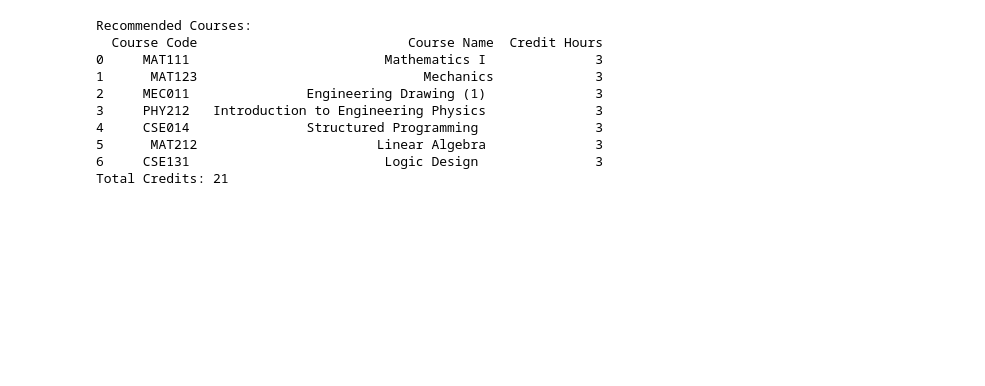
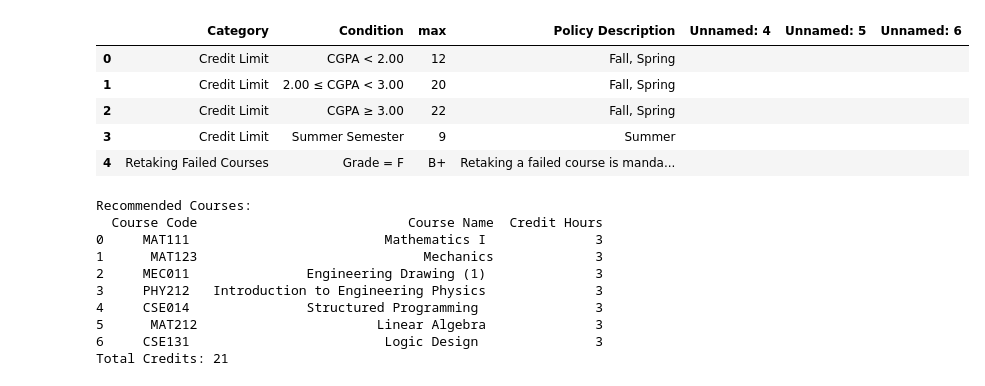
Before and after one commit to alaaelddin11/AIU-KBS-Advising, a Jupyter notebook: Inference_engine_KBS.ipynb, the cells around one changed output. Cells and saved outputs as stored; diff of their text form; code cells hidden in the pictures; blank space fills up the shorter version.

```diff
--- a/Inference_engine_KBS.ipynb
+++ b/Inference_engine_KBS.ipynb
@@ -19,6 +19,38 @@ Building wheels for collected packages: frozendict
 ERROR: pip's dependency resolver does not currently take into account all the packages that are installed. This behaviour is the source of the following dependency conflicts.
 experta 1.9.4 requires frozendict==1.2, but you have frozendict 2.3.7 which is incompatible.
 Successfully installed frozendict-2.3.7
+# %%
+import pandas as pd
+
+# Try reading the CSV file with a different encoding
+try:
+    courses_df = pd.read_csv("Cyber Security Courses.csv", encoding='latin-1')
+    print("File read successfully with latin-1 encoding.")
+    courses_df.head()  # Show the first few rows
+except UnicodeDecodeError:
+    print("latin-1 encoding failed. Trying cp1252 encoding.")
+    # If latin-1 fails, try cp1252
+    try:
+        courses_df = pd.read_csv("Cyber Security Courses.csv", encoding='cp1252')
+        print("File read successfully with cp1252 encoding.")
+        courses_df.head()  # Show the first few rows
+    except UnicodeDecodeError:
+        print("Both latin-1 and cp1252 encodings failed. Please check the file encoding.")
+
+
+
+
+# Load course and policy data from CSV files
+policies_df = pd.read_csv("policies.csv").fillna("")
+# %%
+policies_df
+# %% [output]
+|  | Category | Condition | max | Policy Description | Unnamed: 4 | Unnamed: 5 | Unnamed: 6 |
+| 0 | Credit Limit | CGPA < 2.00 | 12 | Fall, Spring |  |  |  |
+| 1 | Credit Limit | 2.00 ≤ CGPA < 3.00 | 20 | Fall, Spring |  |  |  |
+| 2 | Credit Limit | CGPA ≥ 3.00 | 22 | Fall, Spring |  |  |  |
+| 3 | Credit Limit | Summer Semester | 9 | Summer |  |  |  |
+| 4 | Retaking Failed Courses | Grade = F | B+ | Retaking a failed course is manda... |  |  |  |
 # %%
 import pandas as pd
 from experta import *
```
Also changed, not shown: parts of 3 cells of this notebook.
